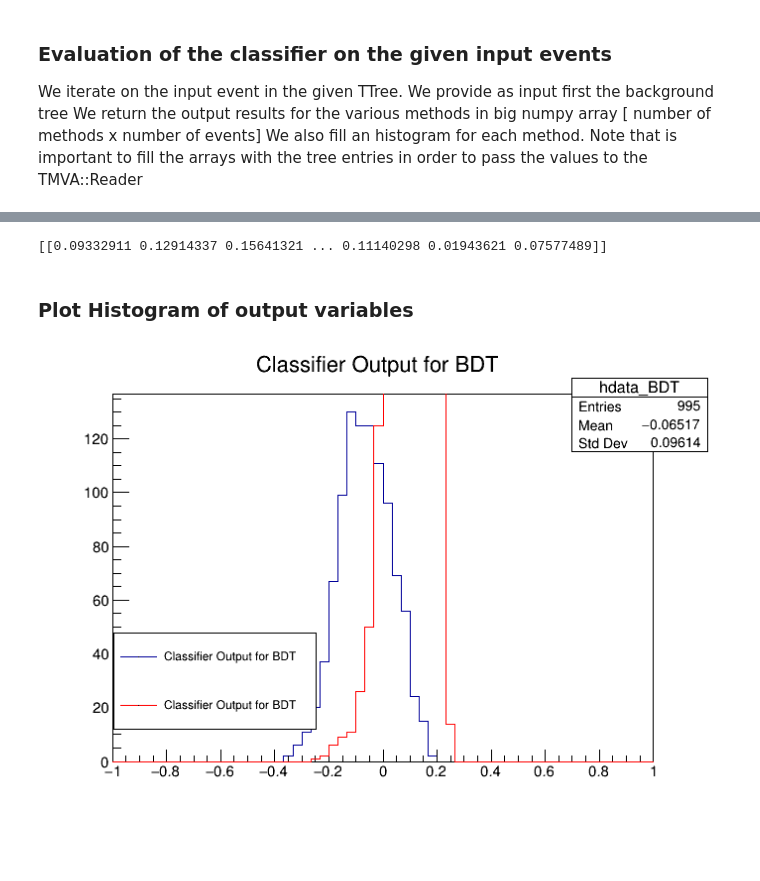
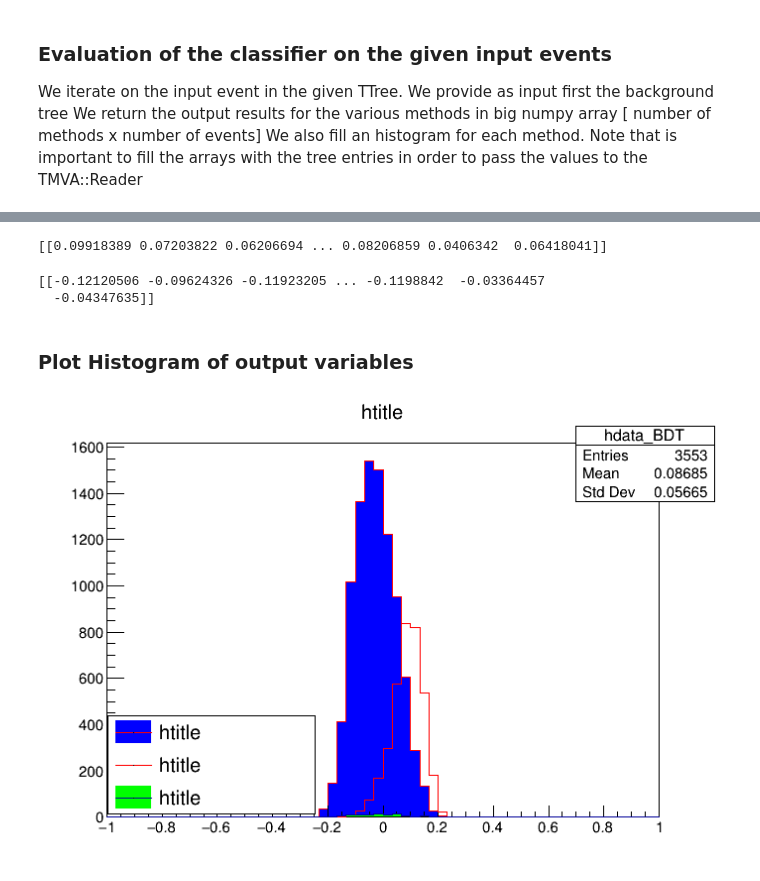
Before and after one commit to arodel21/Boosted_Di-Higgs_Identification, a Jupyter notebook: notebooks/Di-Higgs/Testing_BDT_New.ipynb, the cells around one changed output, grey strips where cells are left out. Saved outputs shown, nothing was run; the diff lists cells and outputs as text; code cells hidden in the pictures; blank space fills up the shorter version.

```diff
--- a/notebooks/Di-Higgs/Testing_BDT_New.ipynb
+++ b/notebooks/Di-Higgs/Testing_BDT_New.ipynb
@@ -46,7 +46,7 @@ def filter_region(file, region, signal):
 # %% [markdown]
 data.root has unlabeled data points (called data) and fakes points. For the background training we'll use only the fakes points.
 # %%
-signal_tree, signal_file, backg_tree, backg_file, data_tree, data_file = filter_region("all_1000.root", "PreSel_2tag", "Xtohh1000")
+signal_tree, signal_file, backg_tree, backg_file, data_tree, data_file = filter_region("all_1000.root", "SR_1tag", "Xtohh1000")
 # %%
 outputFile = ROOT.TFile.Open("Higgs_ClassificationOutput.root", "RECREATE")
 
@@ -226,9 +226,9 @@ reader = TMVA.Reader( "!Color:!Silent" )
 # %%
 methodNames = ["BDT"]
 
-dataFile = ROOT.TFile("PreSel_2tag_Xtohh1000_d.root")
-bkgFile = ROOT.TFile("PreSel_2tag_Xtohh1000_b.root")
-sigFile = ROOT.TFile("PreSel_2tag_Xtohh1000_s.root")
+dataFile = ROOT.TFile("SR_1tag_Xtohh1000_d.root")
+bkgFile = ROOT.TFile("SR_1tag_Xtohh1000_b.root")
+sigFile = ROOT.TFile("SR_1tag_Xtohh1000_s.root")
 
 dataTree = dataFile.Nominal
 bkgTree = bkgFile.Nominal
@@ -289,10 +290,11 @@ Note that is important to fill the arrays with the tree entries in order to pass
 # %%
 import numpy as np
 
-def v_out(tree):
+# Add weights
+def v_out(tree, weights):
     h = {}
     hname = "hdata_BDT"
-    h['BDT'] = (ROOT.TH1D(hname,htitle,60,-1,1) )
+    h['BDT'] = (ROOT.TH1D(hname,"htitle",60,-1,1))
 
     nevt = tree.GetEntries()
 
@@ -323,26 +324,35 @@ Warning in <TFile::Append>: Replacing existing TH1: hdata_BDT (Potential memory
 # %%
 print(s_vout)
 # %% [output]
-[[0.09332911 0.12914337 0.15641321 ... 0.11140298 0.01943621 0.07577489]]
+[[0.09918389 0.07203822 0.06206694 ... 0.08206859 0.0406342  0.06418041]]
+# %%
+print(b_vout)
+# %% [output]
+[[-0.12120506 -0.09624326 -0.11923205 ... -0.1198842  -0.03364457
+  -0.04347635]]
 # %% [markdown]
 ### Plot Histogram of output variables
 # %%
 c1 = ROOT.TCanvas()
-c1.DivideSquare( len(hb))
+#c1.DivideSquare( len(hs))
 ipad = 0
 for name in methodNames:
     ipad += 1
     pad = c1.cd(ipad)
     h1 = hb[name]
     h1.Draw()
     h2 = hs[name]
     h2.SetLineColor(ROOT.kRed)
+    h3 = hd[name]
+    h3.SetFillColor(ROOT.kGreen)
+    h1.SetFillColor(ROOT.kBlue)
     h2.Draw('Same')
+    h3.Draw('Same')
     pad.BuildLegend()
 
 c1.Draw()
 # %% [output]
-[figure, old version]
+[figure, new version]
 # %%
 dataFile.Close()
 sigFile.Close()
```
Also changed, not shown: parts of 9 cells of this notebook.
